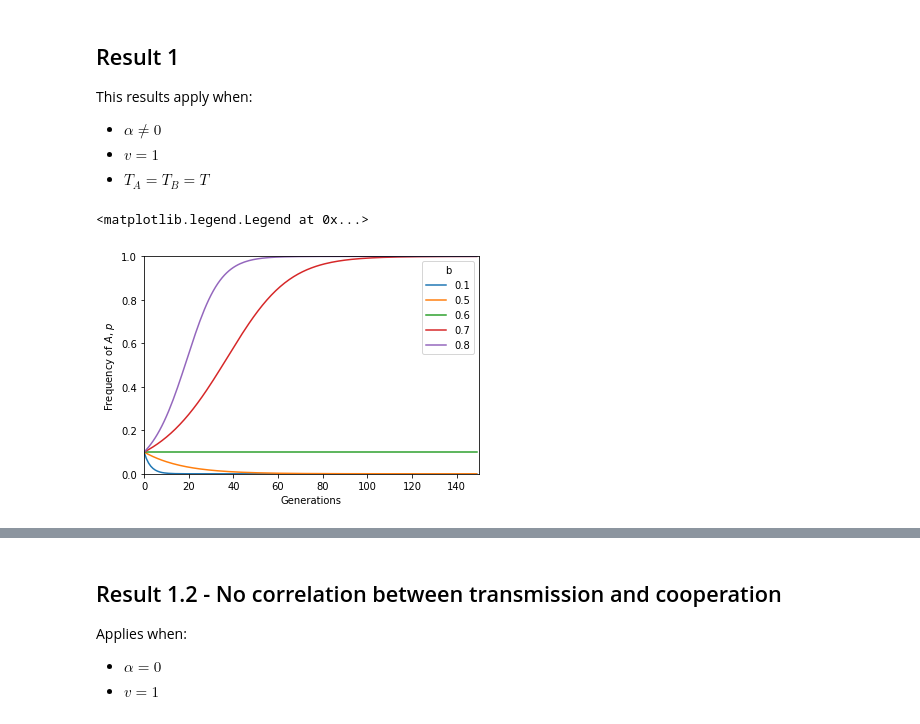
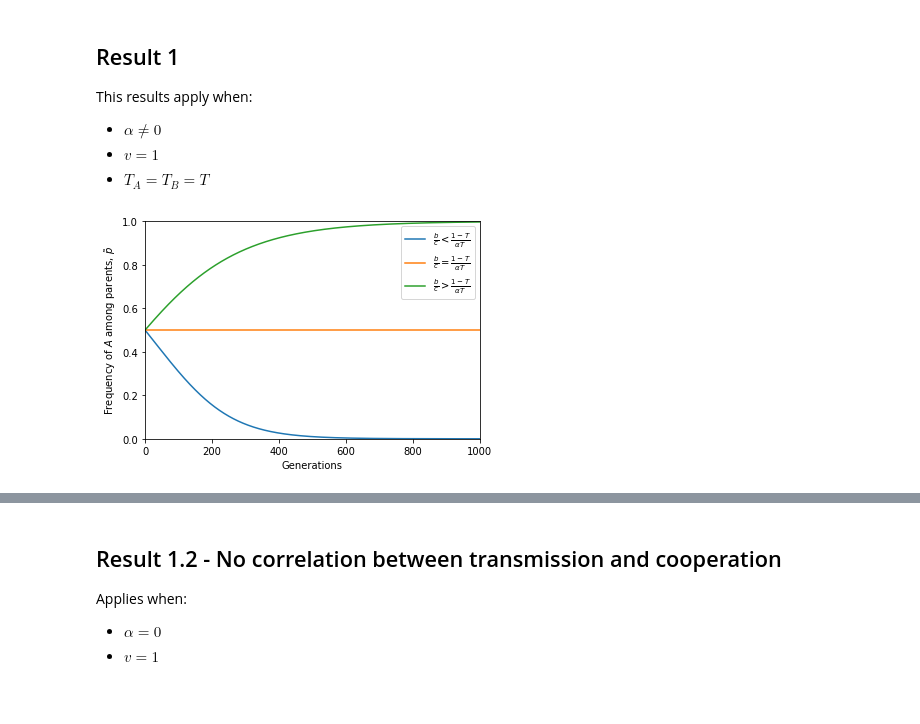
Before and after one commit to yoavram-lab/CulturalCooperation, a Jupyter notebook: ms/plot.ipynb, the cells around one changed output, grey strips where cells are left out. Saved outputs shown, nothing was run; the diff lists cells and outputs as text; code cells hidden in the pictures.

Commit message:
Add figures

```diff
--- a/ms/plot.ipynb
+++ b/ms/plot.ipynb
@@ -25,21 +30,24 @@ def evolution0(p0, b, c, T_A, T_B, alpha, tmax):
 
     return p
 # %%
-p0 = 0.1
-c = 0.9
-T_A =0.6
-T_B = 0.6
-alpha = 1
-generations = 150
+p0 = 0.5
+c = 0.1
+T_A =0.2
+T_B = 0.2
+alpha = 0.5
+generations = 1000
 
-for b in (0.1, 0.5, 0.6, 0.7, 0.8):
-    plt.plot(evolution0(p0, b, c, T_A, T_B, alpha, generations), label=b)
-
+b = 0.7
+plt.plot(evolution0(p0, b, c, T_A, T_B, alpha, generations), label=r'$\frac{b}{c} < \frac{1-T}{\alpha T}$')
+b = 0.8
+plt.plot(evolution0(p0, b, c, T_A, T_B, alpha, generations), label=r'$\frac{b}{c} = \frac{1-T}{\alpha T}$')
+b = 0.9
+plt.plot(evolution0(p0, b, c, T_A, T_B, alpha, generations), label=r'$\frac{b}{c} > \frac{1-T}{\alpha T}$')
+plt.legend()
 plt.xlabel('Generations')
-plt.ylabel('Frequency of $A$, $p$')
+plt.ylabel(r'Frequency of $A$ among parents, $\tilde{p}$')
 plt.ylim(0, 1)
-plt.xlim(0, generations)
-plt.legend(title='b')
+plt.xlim(0, generations);
+plt.savefig('figure_first_result.pdf')
 # %% [output]
-<matplotlib.legend.Legend at 0x...>
-[figure, old version]
+[figure, new version]
```
Also changed, not shown: parts of 7 cells of this notebook, 9 other files.
